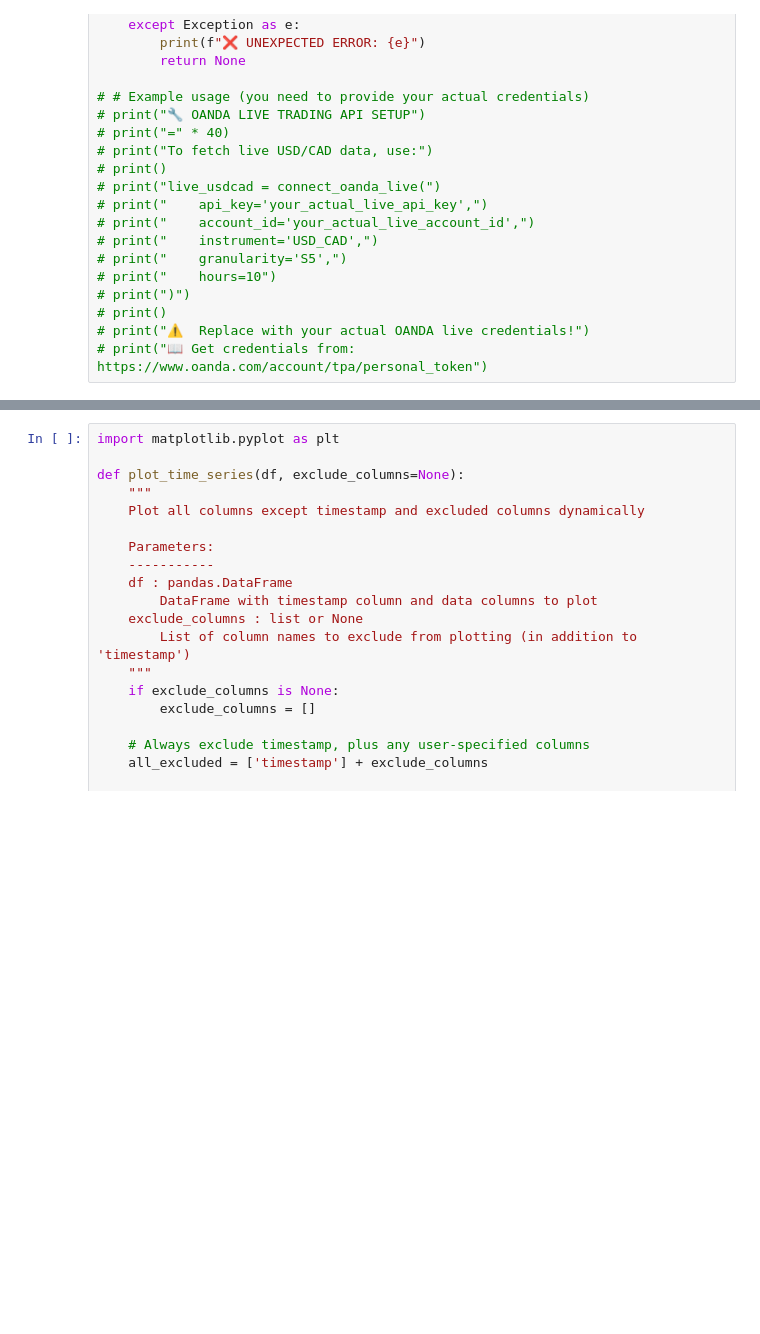
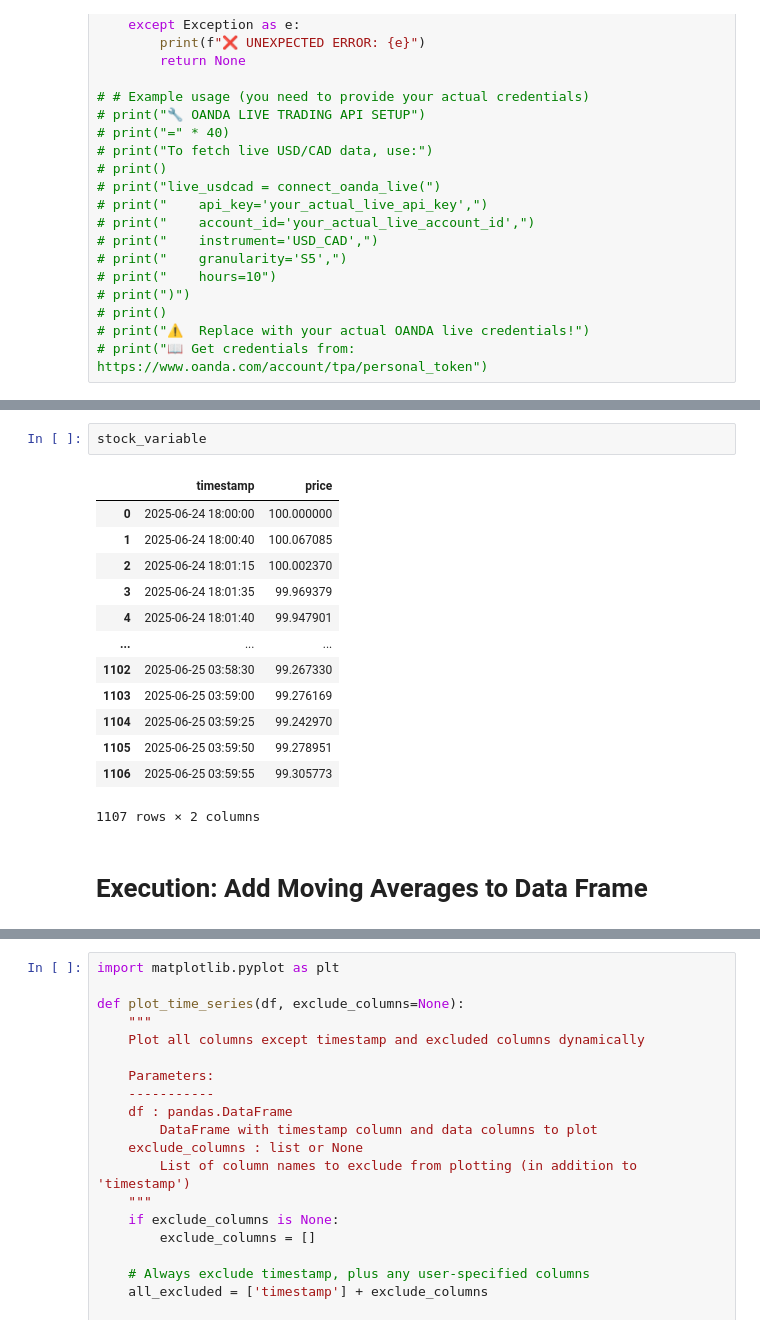
Before and after one commit to surgelove/trading_strategies_testbed, a Jupyter notebook: test1.ipynb, the cells around one changed output, grey strips where cells are left out. Drawn from its saved outputs; the diff is of its cells as text; blank space fills up the shorter version.

Commit message:
Separate functions from executions

```diff
--- a/test1.ipynb
+++ b/test1.ipynb
@@ -499 +502,19 @@ def calculate_time_based_ema(stock_df, type=1, period_minutes=15):
+# %%
+stock_variable
+# %% [output]
+|  | timestamp | price |
+| 0 | 2025-06-24 18:00:00 | 100.000000 |
+| 1 | 2025-06-24 18:00:40 | 100.067085 |
+| 2 | 2025-06-24 18:01:15 | 100.002370 |
+| 3 | 2025-06-24 18:01:35 | 99.969379 |
+| 4 | 2025-06-24 18:01:40 | 99.947901 |
+| ... | ... | ... |
+| 1102 | 2025-06-25 03:58:30 | 99.267330 |
+| 1103 | 2025-06-25 03:59:00 | 99.276169 |
+| 1104 | 2025-06-25 03:59:25 | 99.242970 |
+| 1105 | 2025-06-25 03:59:50 | 99.278951 |
+| 1106 | 2025-06-25 03:59:55 | 99.305773 |
+1107 rows × 2 columns
+# %% [markdown]
+# Execution: Add Moving Averages to Data Frame
 # %%
```
Also changed, not shown: parts of 14 cells of this notebook.
